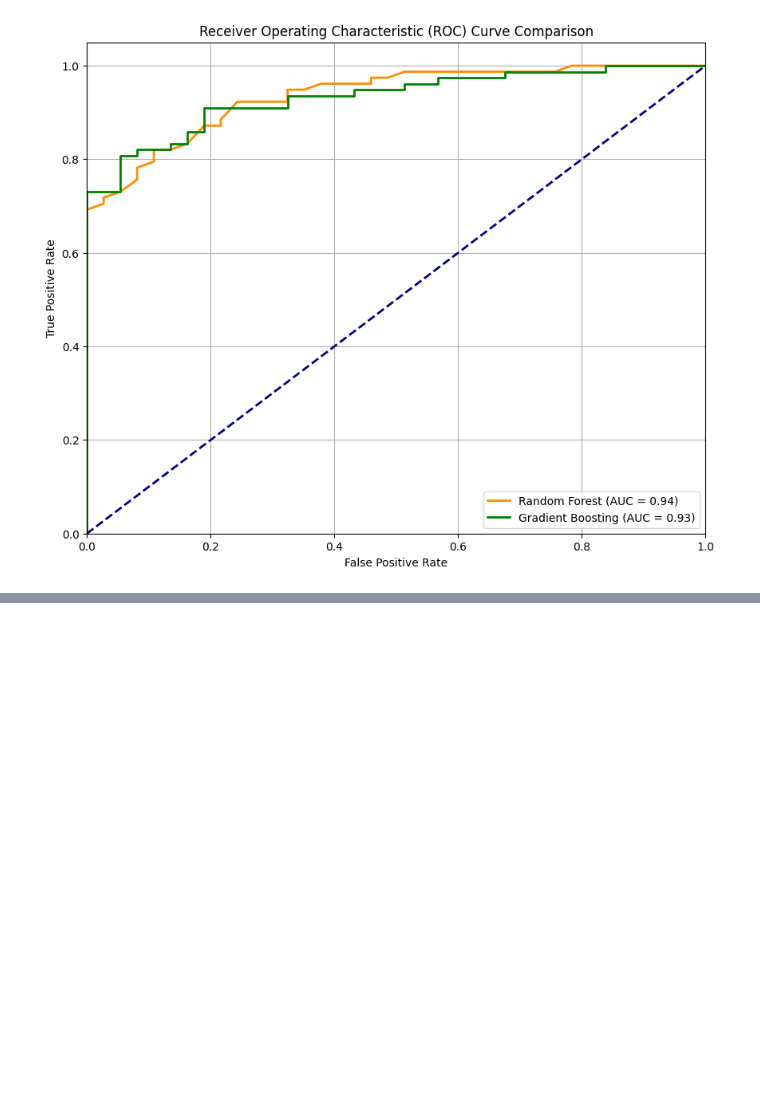
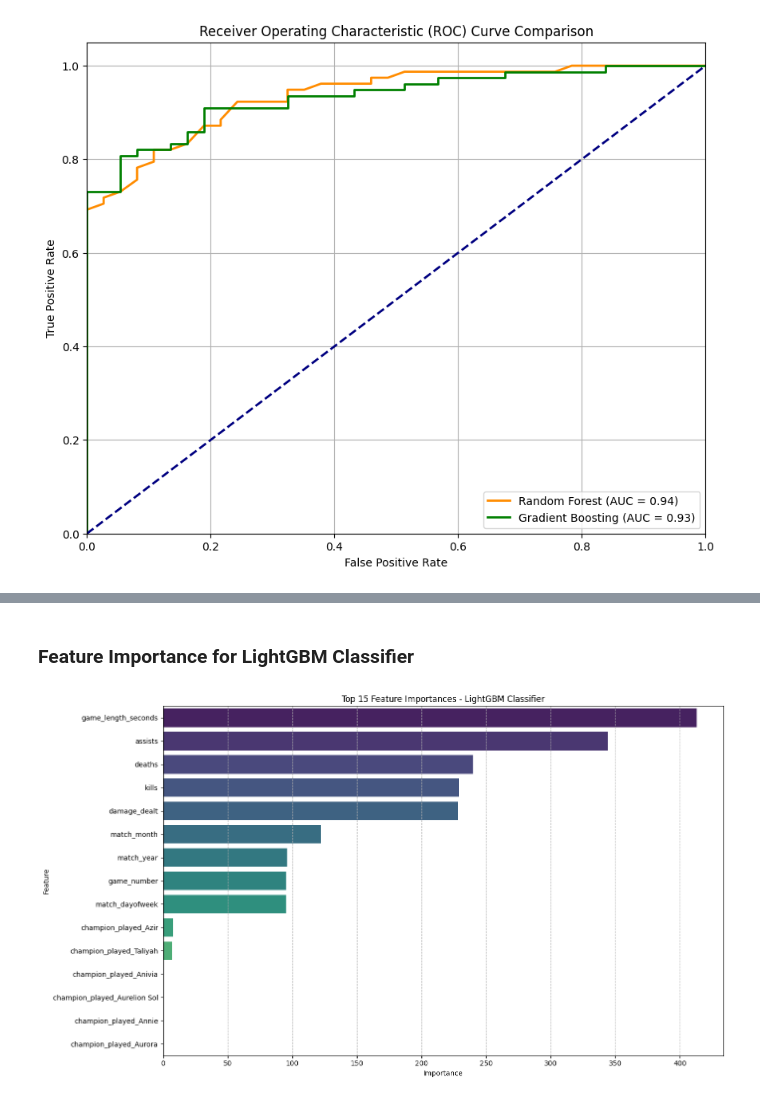
Before and after one commit to kxrrym03/Faker-LOL-Performance, a Jupyter notebook: Faker_LOL_Match_Statistics.ipynb, the cells around one changed output, grey strips where cells are left out. Saved outputs shown, nothing was run; the diff lists cells and outputs as text; code cells hidden in the pictures; blank space fills up the shorter version.

```diff
--- a/Faker_LOL_Match_Statistics.ipynb
+++ b/Faker_LOL_Match_Statistics.ipynb
@@ -660,0 +702,19 @@ plt.show()
+# %% [markdown]
+### Feature Importance for LightGBM Classifier
+# %%
+importances_lgbm = lgbm_model.feature_importances_
+feature_names_lgbm = X.columns
+
+forest_importances_lgbm = pd.Series(importances_lgbm, index=feature_names_lgbm)
+forest_importances_lgbm = forest_importances_lgbm.sort_values(ascending=False)
+
+plt.figure(figsize=(14, 8))
+sns.barplot(x=forest_importances_lgbm.head(15).values, y=forest_importances_lgbm.head(15).index, palette='viridis')
+plt.title('Top 15 Feature Importances - LightGBM Classifier')
+plt.xlabel('Importance')
+plt.ylabel('Feature')
+plt.grid(axis='x', linestyle='--', alpha=0.7)
+plt.tight_layout()
+plt.show()
+# %% [output]
+[figure, added]
```
Also changed, not shown: parts of 4 cells of this notebook.
